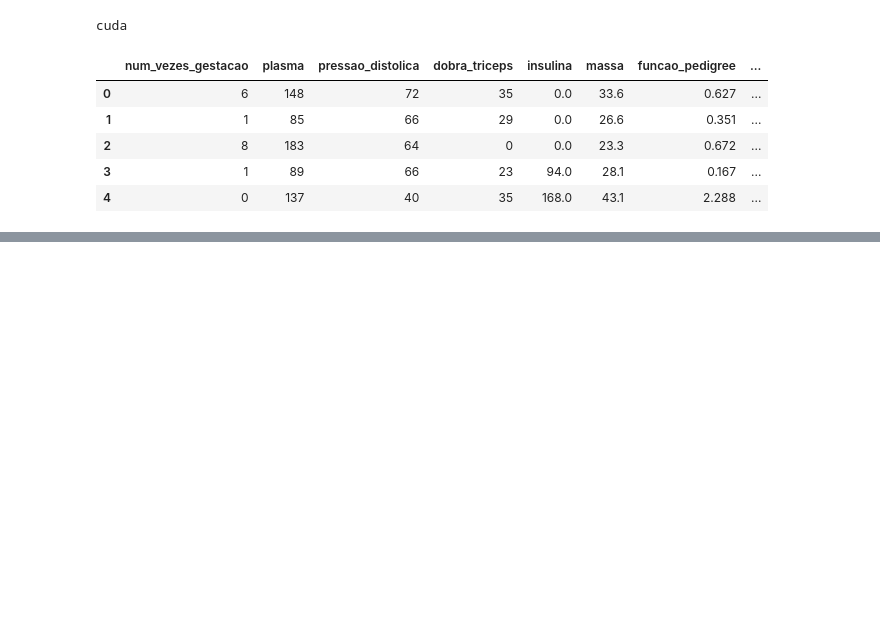
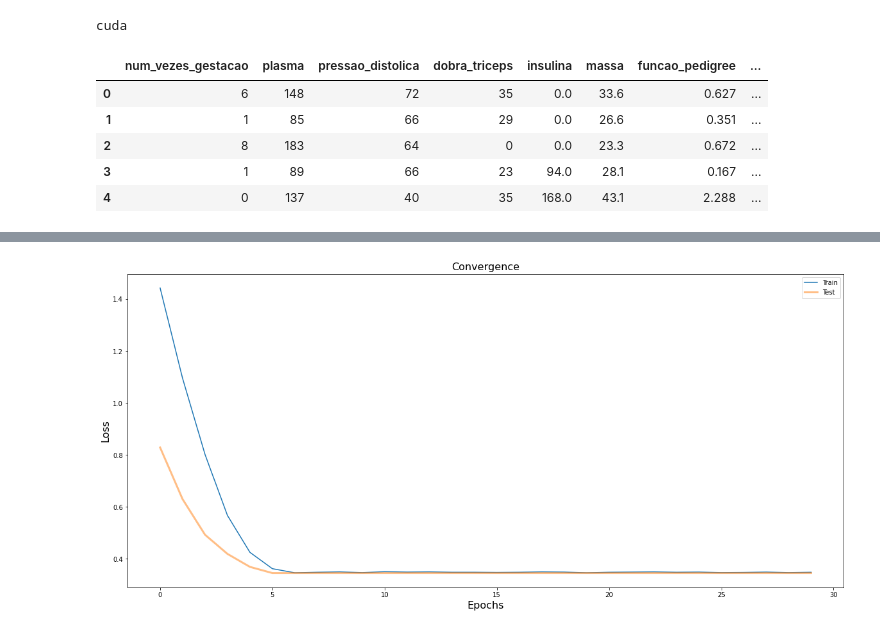
Before and after one commit to azraelgarden/avaliacao-sprint-2, a Jupyter notebook: main.ipynb, the cells around one changed output, grey strips where cells are left out. Drawn from its saved outputs; the diff is of its cells as text; code cells hidden in the pictures; blank space fills up the shorter version.

```diff
--- a/main.ipynb
+++ b/main.ipynb
@@ -211,0 +270,17 @@ treino_tam = int(0.8*len(df))
+# %%
+train_loader = DataLoader(train_set,
+                           args['batch_size'],
+                           num_workers = args['num_workers'],
+                           shuffle = True)
+
+test_loader = DataLoader(test_set,
+                           args['batch_size'],
+                           num_workers = args['num_workers'],
+                           shuffle = False)
+# %%
+for batch in test_loader:
+    dado, rotulo = batch
+    print('## Dimensionalidade do bath ##')
+    print(dado.size(), rotulo.size())
+
+    break
@@ -211,0 +338,4 @@ treino_tam = int(0.8*len(df))
+# %%
+criterion = nn.L1Loss().to(args['device'])
+
+optimizer = optim.Adam(net.parameters(), lr=args['lr'], weight_decay=args['weight_decay'])
@@ -211,0 +406,9 @@ treino_tam = int(0.8*len(df))
+# %%
+train_losses, test_losses = [], []
+for epoch in range(args['epoch_num']):
+
+  # Train
+  train_losses.append(train(train_loader, net, epoch))
+
+  # Validate
+  test_losses.append(validate(test_loader, net, epoch))
@@ -211,0 +451,11 @@ treino_tam = int(0.8*len(df))
+# %%
+plt.figure(figsize=(20, 9))
+plt.plot(train_losses, label='Train')
+plt.plot(test_losses, label='Test', linewidth=3, alpha=0.5)
+plt.xlabel('Epochs', fontsize=16)
+plt.ylabel('Loss', fontsize=16)
+plt.title('Convergence', fontsize=16)
+plt.legend()
+plt.show()
+# %% [output]
+[figure, added]
```
Also changed, not shown: parts of 16 cells of this notebook.
